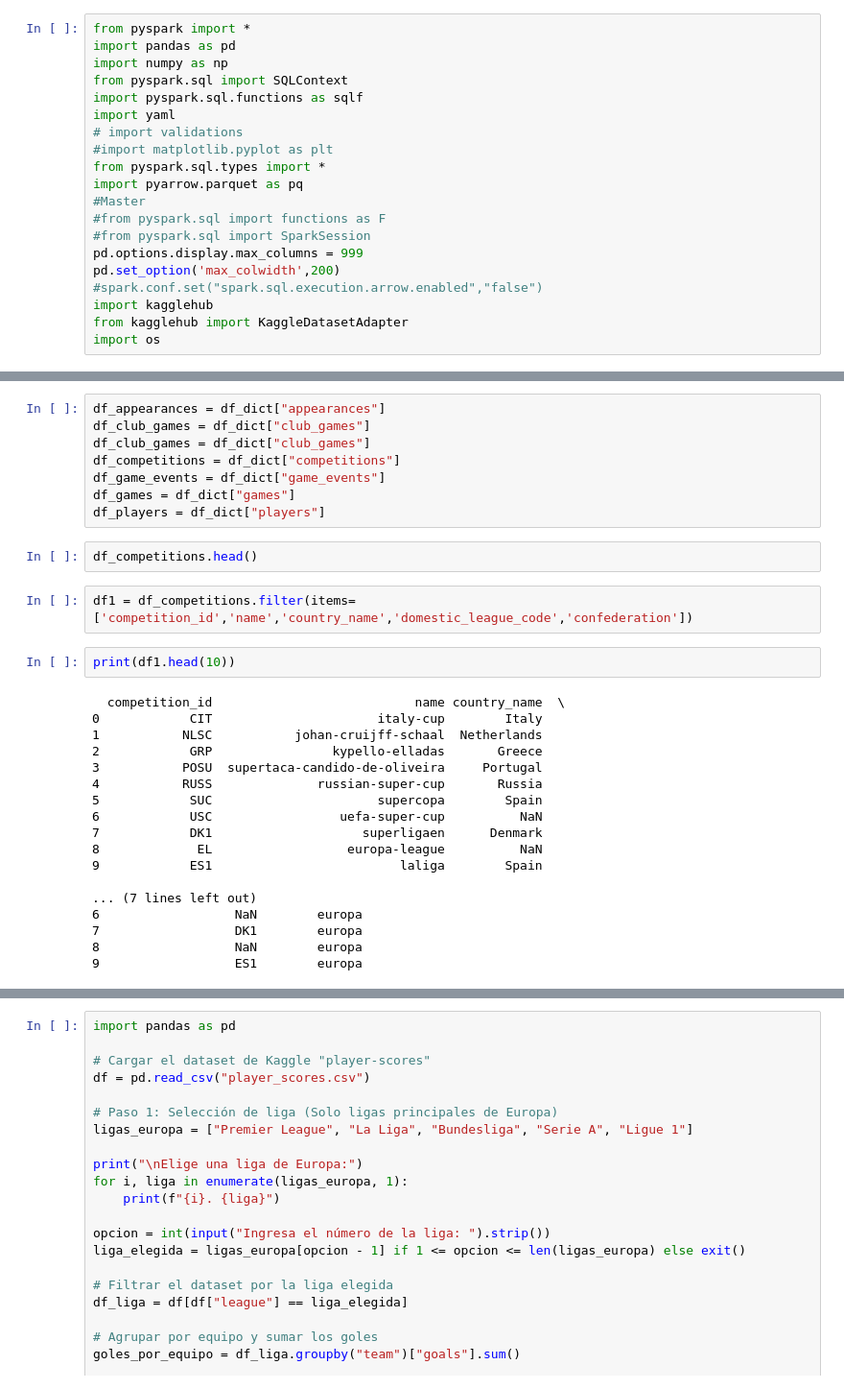
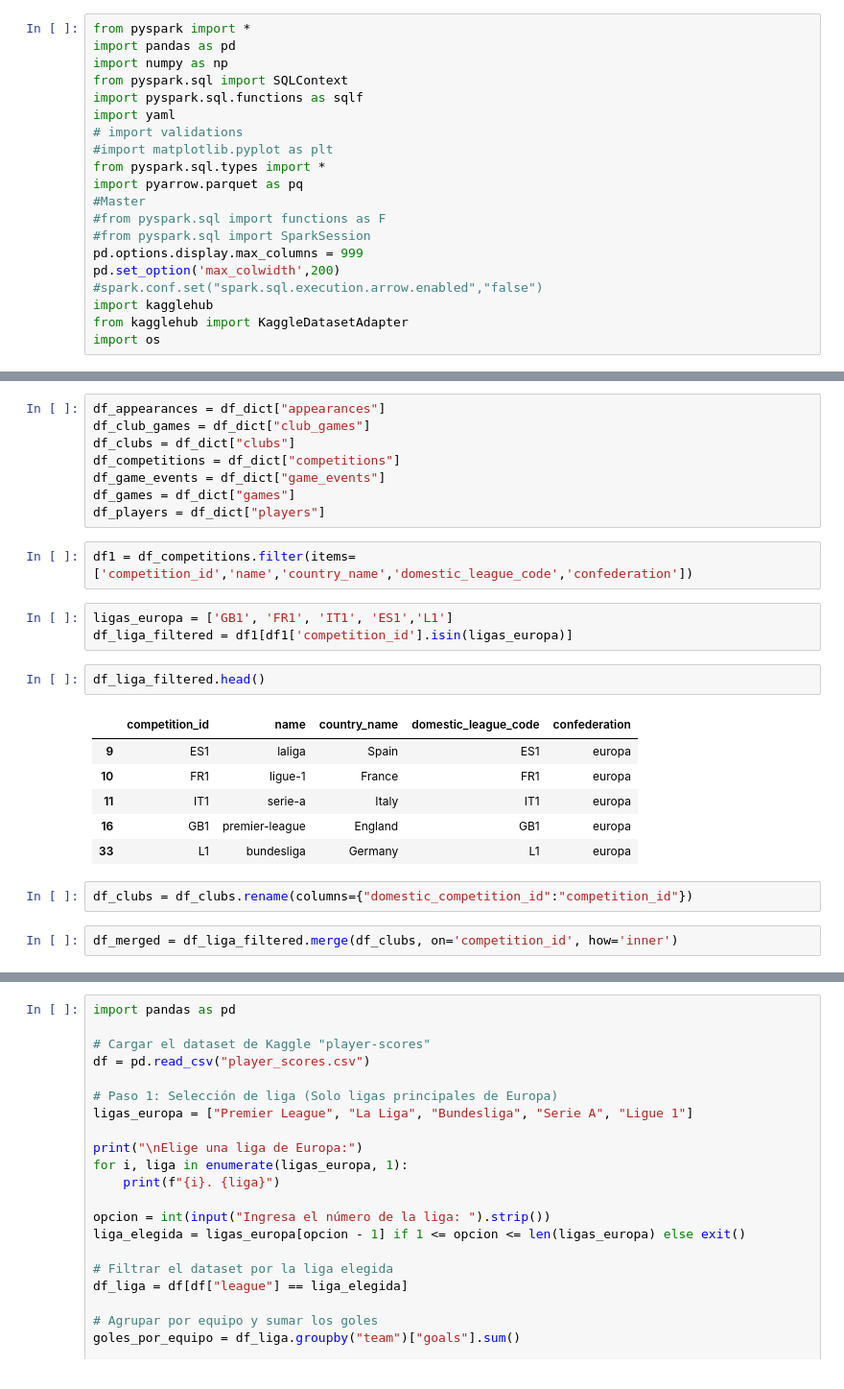
Before and after one commit to iGhostlp/Proyecto_MELI, a Jupyter notebook: Proyecto_MELI.ipynb, the cells around one changed output, grey strips where cells are left out. Shown: that part at 96% size. Drawn from its saved outputs; the diff is of its cells as text.

```diff
--- a/Proyecto_MELI.ipynb
+++ b/Proyecto_MELI.ipynb
@@ -47,32 +42,26 @@ for name, df in df_dict.items():
 # %%
 df_appearances = df_dict["appearances"]
 df_club_games = df_dict["club_games"]
-df_club_games = df_dict["club_games"]
+df_clubs = df_dict["clubs"]
 df_competitions = df_dict["competitions"]
 df_game_events = df_dict["game_events"]
 df_games = df_dict["games"]
 df_players = df_dict["players"]
-# %%
-df_competitions.head()
 # %%
 df1 = df_competitions.filter(items=['competition_id','name','country_name','domestic_league_code','confederation'])
-# %%
-print(df1.head(10))
-# %% [output]
-  competition_id                           name country_name  \
-0            CIT                      italy-cup        Italy
-1           NLSC           johan-cruijff-schaal  Netherlands
-2            GRP                kypello-elladas       Greece
-3           POSU  supertaca-candido-de-oliveira     Portugal
-4           RUSS              russian-super-cup       Russia
-5            SUC                      supercopa        Spain
-6            USC                 uefa-super-cup          NaN
-7            DK1                    superligaen      Denmark
-8             EL                  europa-league          NaN
-9            ES1                         laliga        Spain
-
-... (7 lines left out)
-6                  NaN        europa
-7                  DK1        europa
-8                  NaN        europa
-9                  ES1        europa
+# %%
+ligas_europa = ['GB1', 'FR1', 'IT1', 'ES1','L1']
+df_liga_filtered = df1[df1['competition_id'].isin(ligas_europa)]
+# %%
+df_liga_filtered.head()
+# %% [output]
+|  | competition_id | name | country_name | domestic_league_code | confederation |
+| 9 | ES1 | laliga | Spain | ES1 | europa |
+| 10 | FR1 | ligue-1 | France | FR1 | europa |
+| 11 | IT1 | serie-a | Italy | IT1 | europa |
+| 16 | GB1 | premier-league | England | GB1 | europa |
+| 33 | L1 | bundesliga | Germany | L1 | europa |
+# %%
+df_clubs = df_clubs.rename(columns={"domestic_competition_id":"competition_id"})
+# %%
+df_merged = df_liga_filtered.merge(df_clubs, on='competition_id', how='inner')
```
Also changed, not shown: parts of 24 cells of this notebook.
